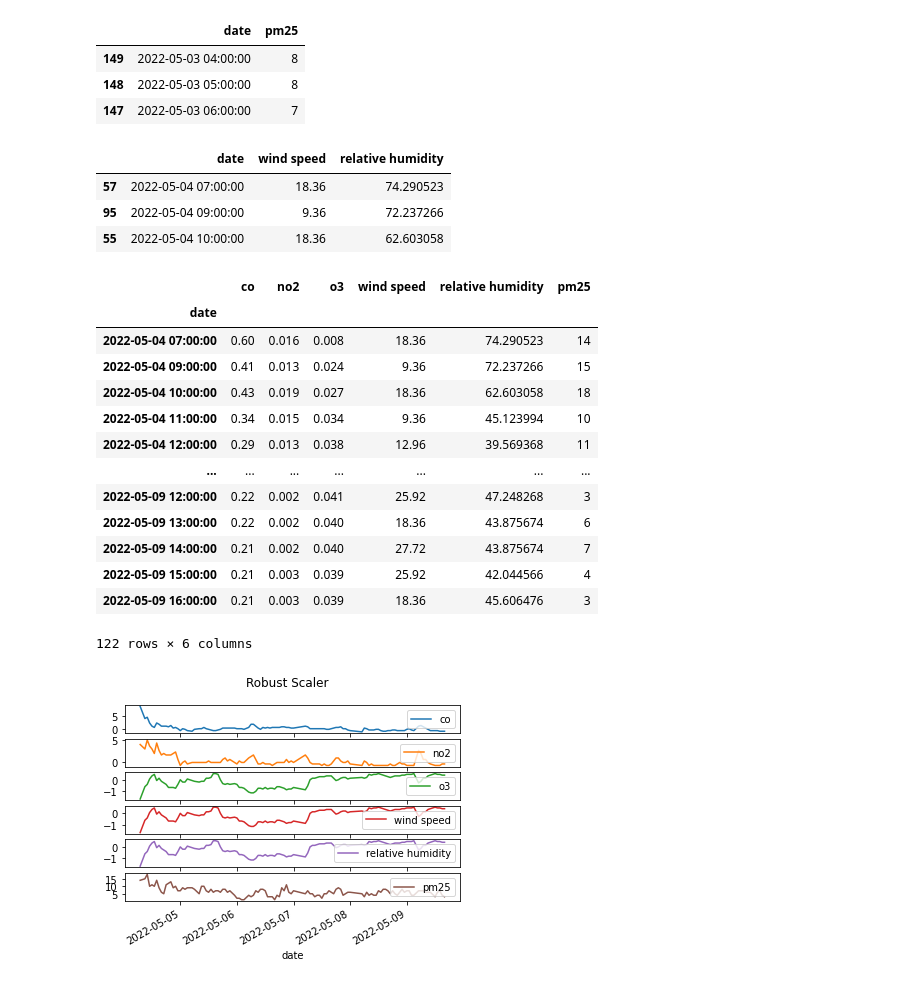
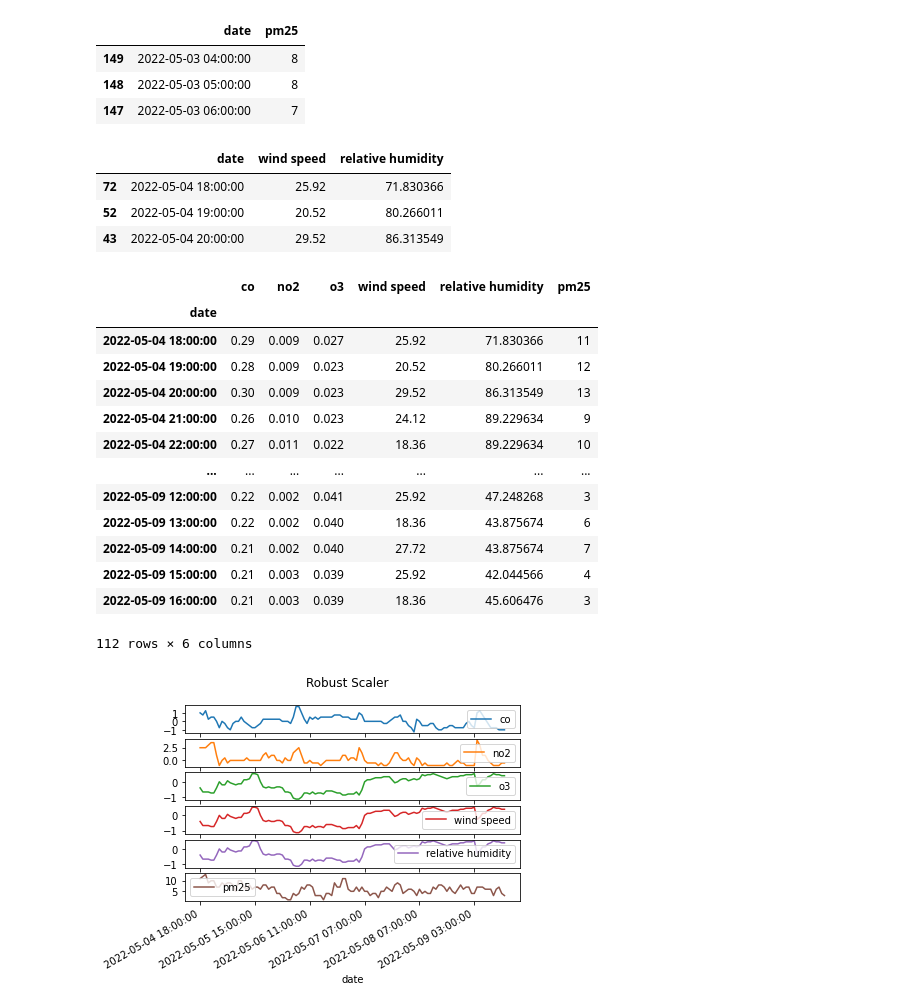
Before and after one commit to UCB-stat-159-s22/hw07-group13, a Jupyter notebook: MainAnalysis.ipynb, the cells around one changed output. Saved outputs shown, nothing was run; the diff lists cells and outputs as text; code cells hidden in the pictures.

```diff
--- a/MainAnalysis.ipynb
+++ b/MainAnalysis.ipynb
@@ -392,62 +415,67 @@ df_w['date'] = pd.to_datetime(df_w['date'])
 df_w[['wind speed', 'relative humidity']] = df_w[['wind speed', 'relative humidity']].fillna(df_w[['wind speed', 'relative humidity']].median())
 df_w = df_w.sort_values(by="date")
 # df.to_csv('./fillna weather.csv')
-df_w.head(3)
+
+
+df_w['date'] = df_w['date'].apply(lambda x: str(x).split('.', 1)[0].replace('T', ' '))
+
+df_w.head(n=3)
 # %% [output]
 |  | date | wind speed | relative humidity |
-| 57 | 2022-05-04 07:00:00 | 18.36 | 74.290523 |
-| 95 | 2022-05-04 09:00:00 | 9.36 | 72.237266 |
-| 55 | 2022-05-04 10:00:00 | 18.36 | 62.603058 |
+| 72 | 2022-05-04 18:00:00 | 25.92 | 71.830366 |
+| 52 | 2022-05-04 19:00:00 | 20.52 | 80.266011 |
+| 43 | 2022-05-04 20:00:00 | 29.52 | 86.313549 |
 # %%
 df = df_co.merge(df_no2, how='inner', on='date')
 df = df.merge(df_o3, how='inner', on='date')
-df = df.merge(df_w, how='inner', on='date')
+df = df.merge(df_w,how='inner', on='date')
 df = df.merge(df_pm25, how='inner', on='date')
 df = df.set_index(['date'])
 df
 # %% [output]
 |  | co | no2 | o3 | wind speed | relative humidity | pm25 |
 | date |  |  |  |  |  |  |
-| 2022-05-04 07:00:00 | 0.60 | 0.016 | 0.008 | 18.36 | 74.290523 | 14 |
-| 2022-05-04 09:00:00 | 0.41 | 0.013 | 0.024 | 9.36 | 72.237266 | 15 |
-| 2022-05-04 10:00:00 | 0.43 | 0.019 | 0.027 | 18.36 | 62.603058 | 18 |
-| 2022-05-04 11:00:00 | 0.34 | 0.015 | 0.034 | 9.36 | 45.123994 | 10 |
-| 2022-05-04 12:00:00 | 0.29 | 0.013 | 0.038 | 12.96 | 39.569368 | 11 |
+| 2022-05-04 18:00:00 | 0.29 | 0.009 | 0.027 | 25.92 | 71.830366 | 11 |
+| 2022-05-04 19:00:00 | 0.28 | 0.009 | 0.023 | 20.52 | 80.266011 | 12 |
+| 2022-05-04 20:00:00 | 0.30 | 0.009 | 0.023 | 29.52 | 86.313549 | 13 |
+| 2022-05-04 21:00:00 | 0.26 | 0.010 | 0.023 | 24.12 | 89.229634 | 9 |
+| 2022-05-04 22:00:00 | 0.27 | 0.011 | 0.022 | 18.36 | 89.229634 | 10 |
 | ... | ... | ... | ... | ... | ... | ... |
 | 2022-05-09 12:00:00 | 0.22 | 0.002 | 0.041 | 25.92 | 47.248268 | 3 |
 | 2022-05-09 13:00:00 | 0.22 | 0.002 | 0.040 | 18.36 | 43.875674 | 6 |
 | 2022-05-09 14:00:00 | 0.21 | 0.002 | 0.040 | 27.72 | 43.875674 | 7 |
 | 2022-05-09 15:00:00 | 0.21 | 0.003 | 0.039 | 25.92 | 42.044566 | 4 |
 | 2022-05-09 16:00:00 | 0.21 | 0.003 | 0.039 | 18.36 | 45.606476 | 3 |
-122 rows × 6 columns
+112 rows × 6 columns
 # %%
 # Scaling
 scaler = RobustScaler()
 co_scaled = scaler.fit_transform(df['co'].values.reshape(-1, 1))
 df['co'] = co_scaled
 
 scaler = RobustScaler()
 co_scaled = scaler.fit_transform(df['no2'].values.reshape(-1, 1))
 df['no2'] = co_scaled
 
 scaler = RobustScaler()
 co_scaled = scaler.fit_transform(df['o3'].values.reshape(-1, 1))
 df['o3'] = co_scaled
 
 scaler = RobustScaler()
 co_scaled = scaler.fit_transform(df['o3'].values.reshape(-1, 1))
 df['wind speed'] = co_scaled
 
 scaler = RobustScaler()
 co_scaled = scaler.fit_transform(df['o3'].values.reshape(-1, 1))
 df['relative humidity'] = co_scaled
 
 plot = df.plot(subplots=True, title='Robust Scaler')
 fig = plt.gcf()
+fig.autofmt_xdate()
 fig.savefig("./figures/scaling_ver2.png")
 plt.show()
 # %% [output]
-[figure, old version]
+[figure, new version]
 # %%
 # Make data stationary
 # Differencing technique was applied
```
Also changed, not shown: parts of 13 cells of this notebook, 18 other files.
